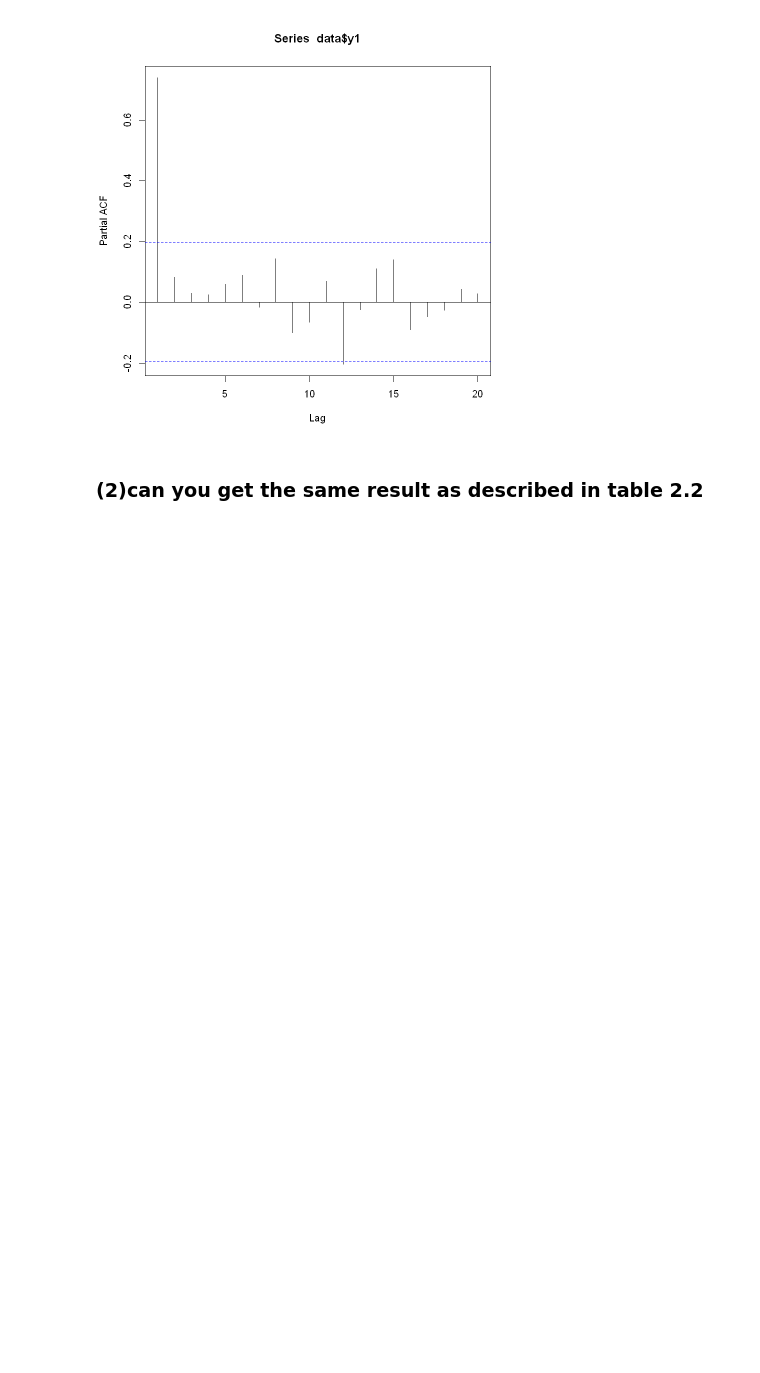
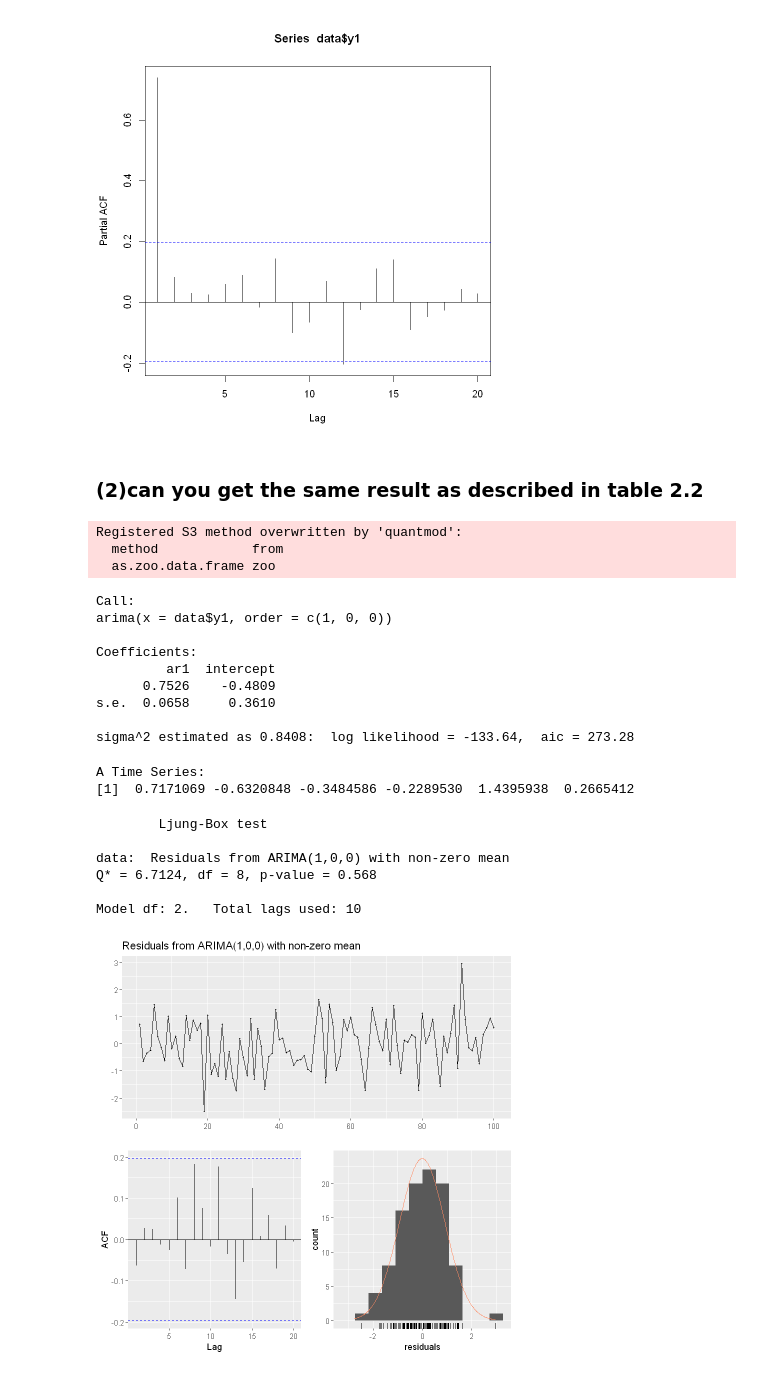
Before and after one commit to owari-taro/statistics, a Jupyter notebook: applied_econometric_time_series/chapter2.ipynb, the cells around one changed output. Cells and saved outputs as stored; diff of their text form; code cells hidden in the pictures; blank space fills up the shorter version.

Commit message:
add ar1 estimate

```diff
--- a/applied_econometric_time_series/chapter2.ipynb
+++ b/applied_econometric_time_series/chapter2.ipynb
@@ -31,3 +31,31 @@ pacf(data$y1)
 [figure]
 # %% [markdown]
 ### (2)can you get the same result as described in table 2.2
+# %%
+library(forecast)
+ar1<-arima(x=data$y1,order=c(1,0,0))
+print(ar1)
+head(residuals(ar1))
+checkresiduals(ar1)
+# %% [output]
+Registered S3 method overwritten by 'quantmod':
+  method            from
+  as.zoo.data.frame zoo
+Call:
+arima(x = data$y1, order = c(1, 0, 0))
+
+Coefficients:
+         ar1  intercept
+      0.7526    -0.4809
+s.e.  0.0658     0.3610
+
+sigma^2 estimated as 0.8408:  log likelihood = -133.64,  aic = 273.28
+A Time Series:
+[1]  0.7171069 -0.6320848 -0.3484586 -0.2289530  1.4395938  0.2665412
+        Ljung-Box test
+
+data:  Residuals from ARIMA(1,0,0) with non-zero mean
+Q* = 6.7124, df = 8, p-value = 0.568
+
+Model df: 2.   Total lags used: 10
+[figure, added]
```
